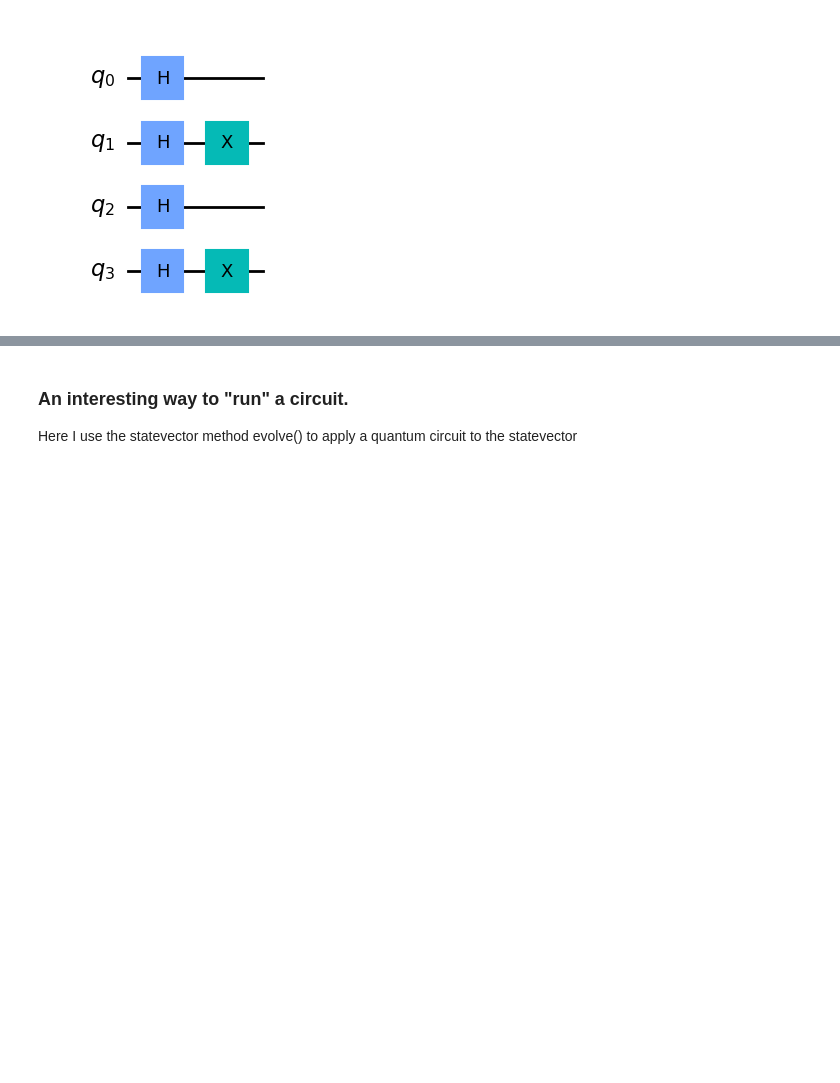
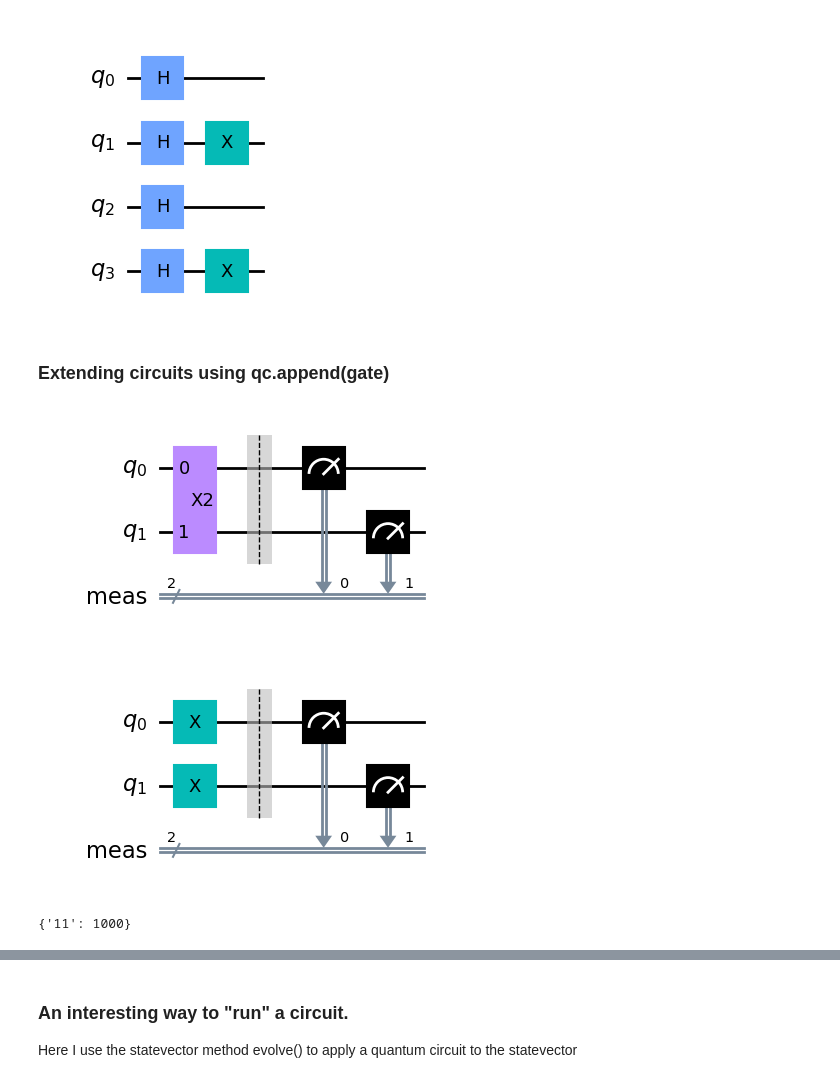
Before and after one commit to mrromaniuc/quantum-computing, a Jupyter notebook: IBMCertifiedAssociateDeveloperQiskit/01.7-Extend_Quantum_Circuits.ipynb, the cells around one changed output, grey strips where cells are left out. Cells and saved outputs as stored; diff of their text form; code cells hidden in the pictures; blank space fills up the shorter version.

```diff
--- a/IBMCertifiedAssociateDeveloperQiskit/01.7-Extend_Quantum_Circuits.ipynb
+++ b/IBMCertifiedAssociateDeveloperQiskit/01.7-Extend_Quantum_Circuits.ipynb
@@ -160,3 +161,28 @@ display(new_qc.draw())
 [figure]
 [figure]
 [figure]
+# %% [markdown]
+### Extending circuits using qc.append(gate)
+# %%
+from qiskit import QuantumCircuit, Aer
+from qiskit.circuit import Gate
+
+qc = QuantumCircuit(2, name="X2")
+qc.x(range(0,2))
+i_gate2 = qc.to_instruction()
+
+qc2 = QuantumCircuit(2)
+qc2.append(i_gate2, range(0,2))
+qc2.measure_all()
+display(qc2.draw("mpl"))
+
+qc3 = qc2.decompose() #Required otherwise gate is not recognized during execution
+display(qc3.draw("mpl"))
+
+be = Aer.get_backend("qasm_simulator")
+result = be.run(qc3, shots=1000).result()
+result.get_counts()
+# %% [output]
+[figure, added]
+[figure, added]
+{'11': 1000}
```
Also changed, not shown: parts of 2 cells of this notebook.
